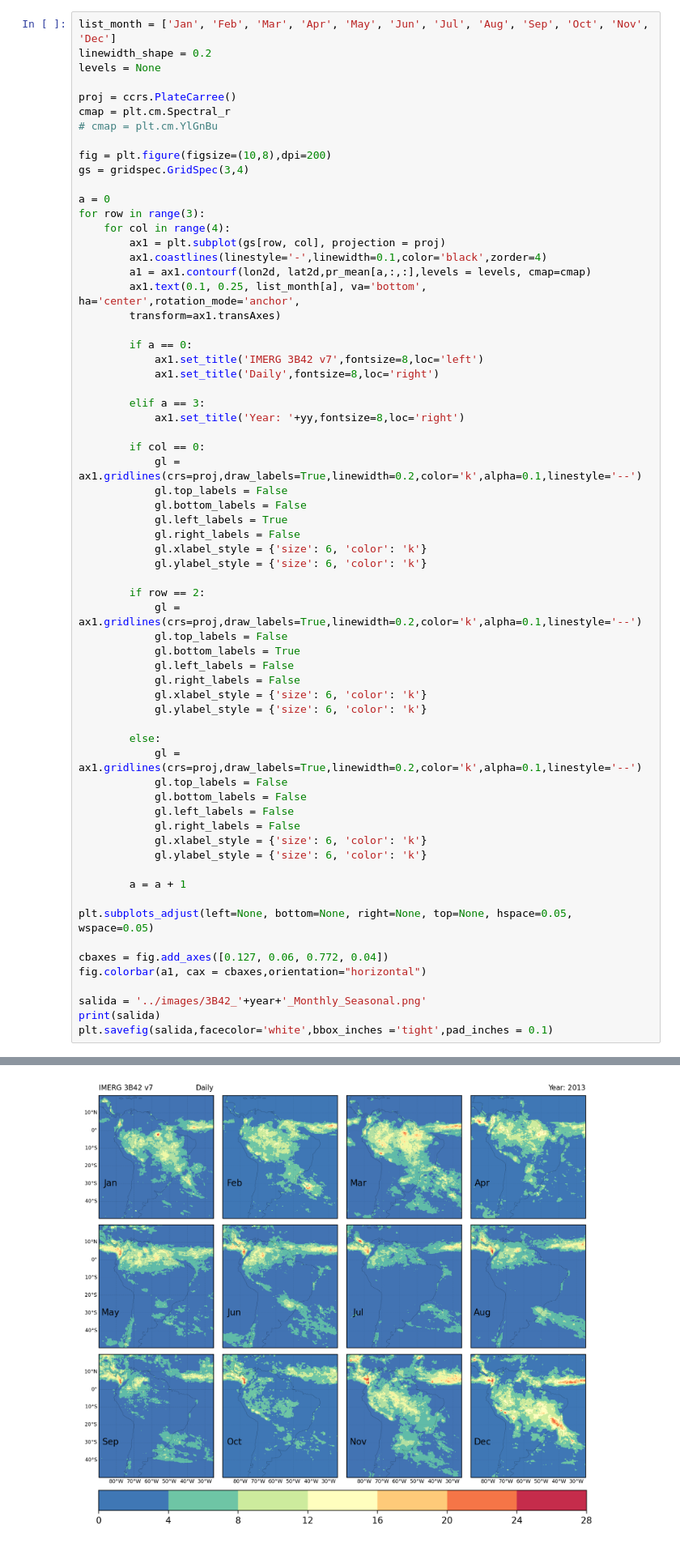
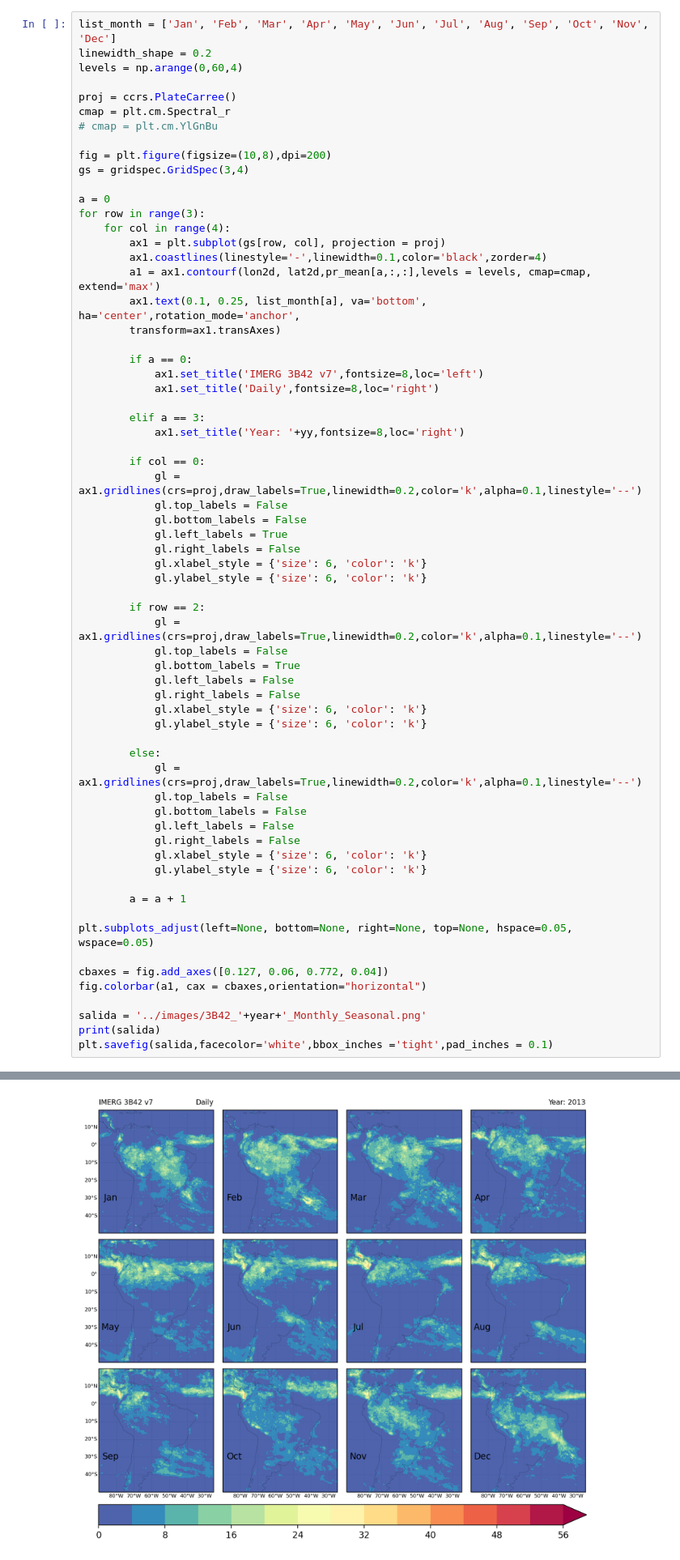
Before and after one commit to mhacarthur/TRMM_processing, a Jupyter notebook: jupyter/monthly_plot_1yr.ipynb, the cells around one changed output, grey strips where cells are left out. Shown at 81% size. Drawn from its saved outputs; the diff is of its cells as text.

Commit message:
update figure

```diff
--- a/jupyter/monthly_plot_1yr.ipynb
+++ b/jupyter/monthly_plot_1yr.ipynb
@@ -190,7 +190,7 @@ pr_mean[11,:,:] = np.mean(pr12,axis=0)
 # %%
 list_month = ['Jan', 'Feb', 'Mar', 'Apr', 'May', 'Jun', 'Jul', 'Aug', 'Sep', 'Oct', 'Nov', 'Dec']
 linewidth_shape = 0.2
-levels = None
+levels = np.arange(0,60,4)
 
 proj = ccrs.PlateCarree()
 cmap = plt.cm.Spectral_r
@@ -204,7 +204,7 @@ for row in range(3):
     for col in range(4):
         ax1 = plt.subplot(gs[row, col], projection = proj)
         ax1.coastlines(linestyle='-',linewidth=0.1,color='black',zorder=4)
-        a1 = ax1.contourf(lon2d, lat2d,pr_mean[a,:,:],levels = levels, cmap=cmap)
+        a1 = ax1.contourf(lon2d, lat2d,pr_mean[a,:,:],levels = levels, cmap=cmap, extend='max')
         ax1.text(0.1, 0.25, list_month[a], va='bottom', ha='center',rotation_mode='anchor',
         transform=ax1.transAxes)
 
@@ -227,31 +227,31 @@ for row in range(3):
         if row == 2:
             gl = ax1.gridlines(crs=proj,draw_labels=True,linewidth=0.2,color='k',alpha=0.1,linestyle='--')
             gl.top_labels = False
             gl.bottom_labels = True
             gl.left_labels = False
             gl.right_labels = False
             gl.xlabel_style = {'size': 6, 'color': 'k'}
             gl.ylabel_style = {'size': 6, 'color': 'k'}
 
         else:
             gl = ax1.gridlines(crs=proj,draw_labels=True,linewidth=0.2,color='k',alpha=0.1,linestyle='--')
             gl.top_labels = False
             gl.bottom_labels = False
             gl.left_labels = False
             gl.right_labels = False
             gl.xlabel_style = {'size': 6, 'color': 'k'}
             gl.ylabel_style = {'size': 6, 'color': 'k'}
 
         a = a + 1
 
 plt.subplots_adjust(left=None, bottom=None, right=None, top=None, hspace=0.05, wspace=0.05)
 
 cbaxes = fig.add_axes([0.127, 0.06, 0.772, 0.04])
 fig.colorbar(a1, cax = cbaxes,orientation="horizontal")
 
 salida = '../images/3B42_'+year+'_Monthly_Seasonal.png'
 print(salida)
 plt.savefig(salida,facecolor='white',bbox_inches ='tight',pad_inches = 0.1)
 # %% [output]
 ../images/3B42_2013_Monthly_Seasonal.png
-[figure, old version]
+[figure, new version]
```
Also changed, not shown: 1 other file.
